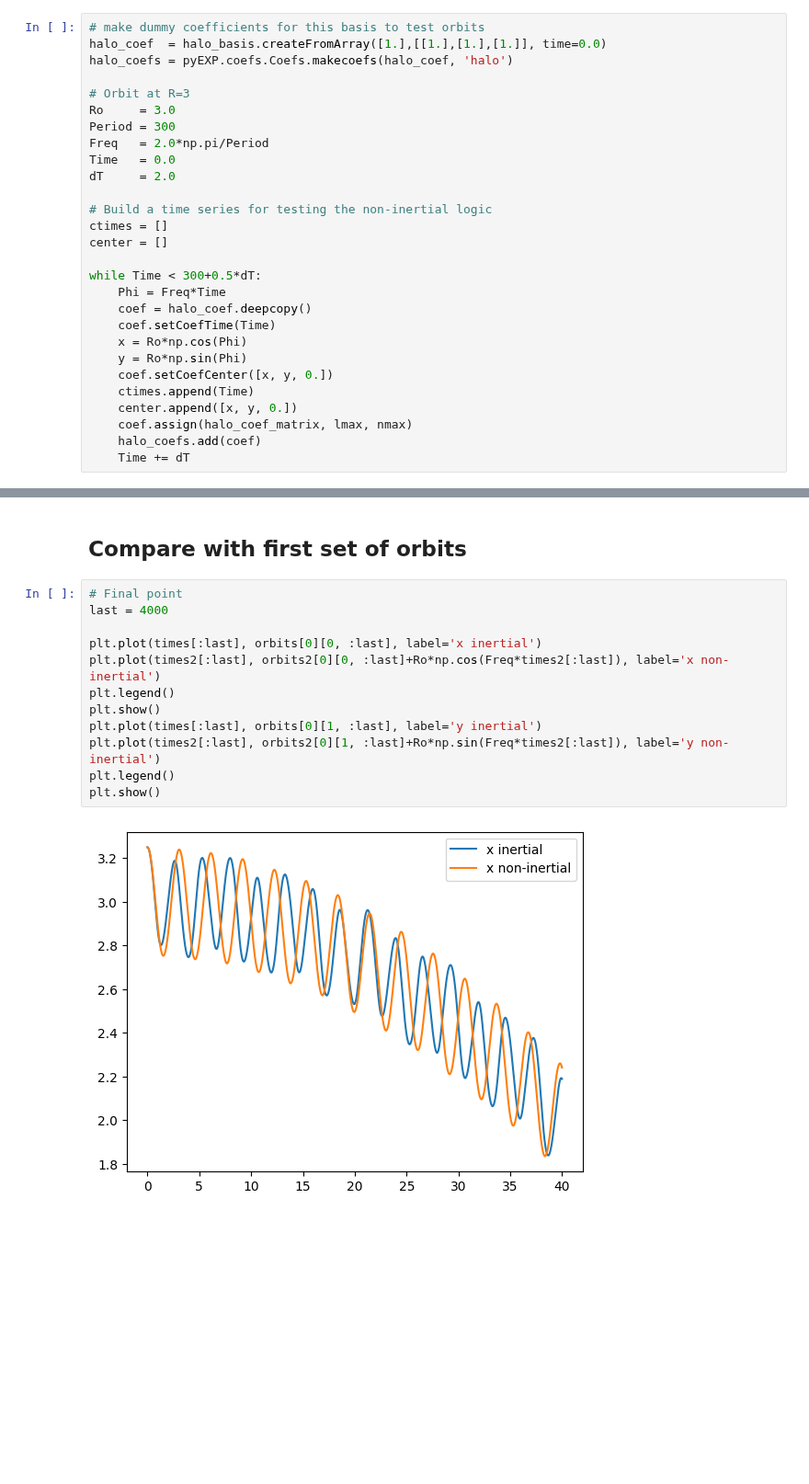
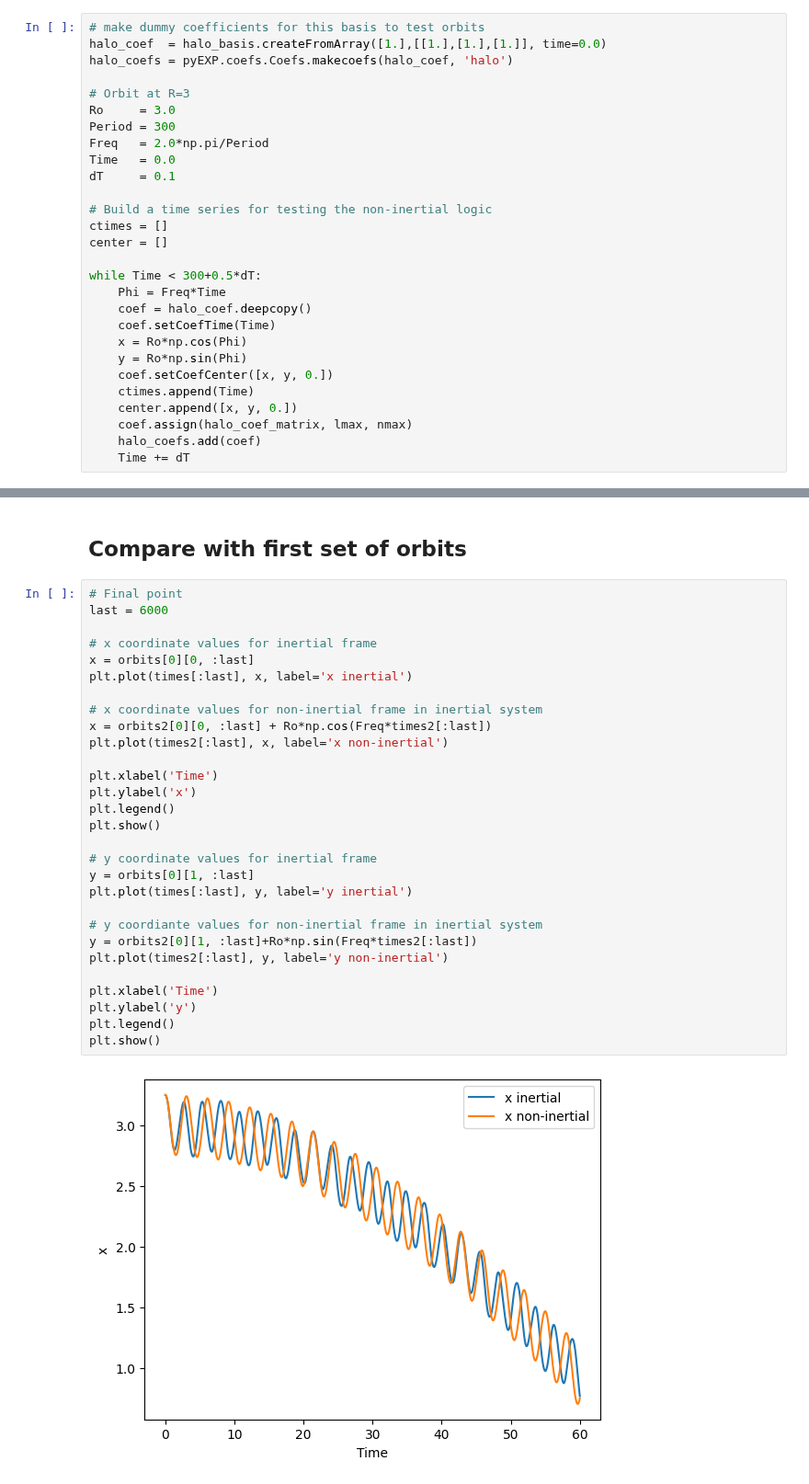
Before and after one commit to EXP-code/pyEXP-examples, a Jupyter notebook: How-To/Recipes/Orbits/OrbitingFrame.ipynb, the cells around one changed output, grey strips where cells are left out. Shown at 92% size. Drawn from its saved outputs; the diff is of its cells as text; blank space fills up the shorter version.

Commit message:
Updated interface for setNonInertial; decreased step size

```diff
--- a/How-To/Recipes/Orbits/OrbitingFrame.ipynb
+++ b/How-To/Recipes/Orbits/OrbitingFrame.ipynb
@@ -69,7 +69,7 @@ Ro     = 3.0
 Period = 300
 Freq   = 2.0*np.pi/Period
 Time   = 0.0
-dT     = 2.0
+dT     = 0.1
 
 # Build a time series for testing the non-inertial logic
 ctimes = []
@@ -142,15 +142,32 @@ Text(0, 0.5, 'y')
 ## Compare with first set of orbits
 # %%
 # Final point
-last = 4000
+last = 6000
 
-plt.plot(times[:last], orbits[0][0, :last], label='x inertial')
-plt.plot(times2[:last], orbits2[0][0, :last]+Ro*np.cos(Freq*times2[:last]), label='x non-inertial')
+# x coordinate values for inertial frame
+x = orbits[0][0, :last]
+plt.plot(times[:last], x, label='x inertial')
+
+# x coordinate values for non-inertial frame in inertial system
+x = orbits2[0][0, :last] + Ro*np.cos(Freq*times2[:last])
+plt.plot(times2[:last], x, label='x non-inertial')
+
+plt.xlabel('Time')
+plt.ylabel('x')
 plt.legend()
 plt.show()
-plt.plot(times[:last], orbits[0][1, :last], label='y inertial')
-plt.plot(times2[:last], orbits2[0][1, :last]+Ro*np.sin(Freq*times2[:last]), label='y non-inertial')
+
+# y coordinate values for inertial frame
+y = orbits[0][1, :last]
+plt.plot(times[:last], y, label='y inertial')
+
+# y coordiante values for non-inertial frame in inertial system
+y = orbits2[0][1, :last]+Ro*np.sin(Freq*times2[:last])
+plt.plot(times2[:last], y, label='y non-inertial')
+
+plt.xlabel('Time')
+plt.ylabel('y')
 plt.legend()
 plt.show()
 # %% [output]
-[figure, old version]
+[figure, new version]
```
Also changed, not shown: parts of 2 cells of this notebook.
